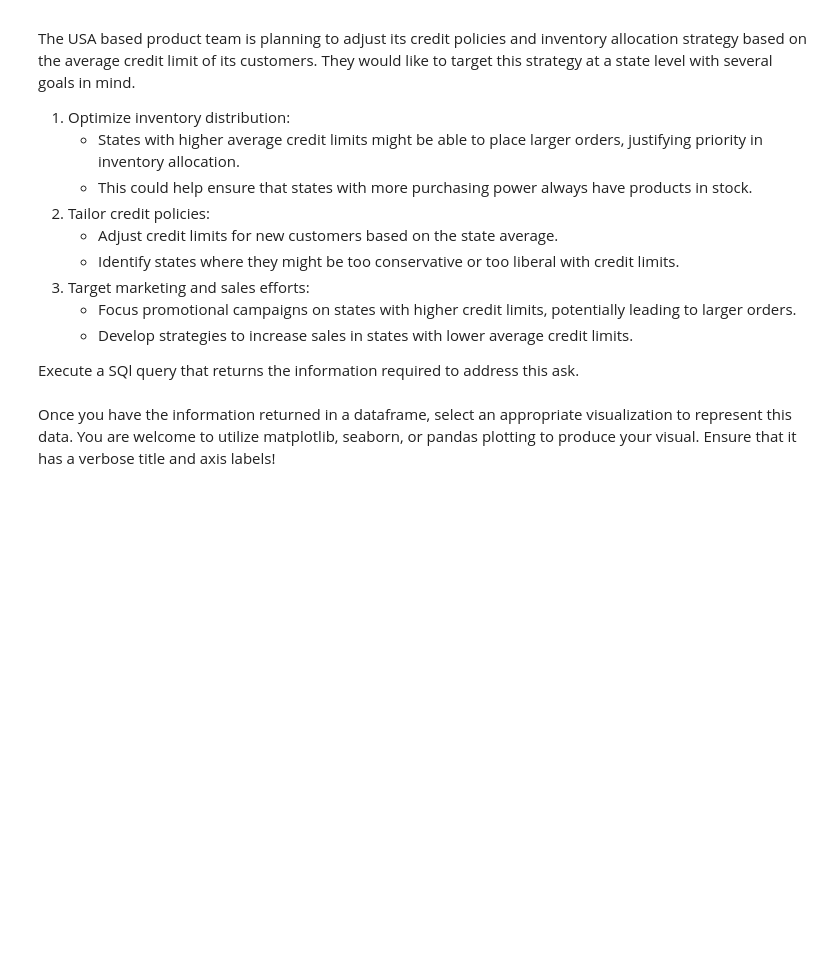
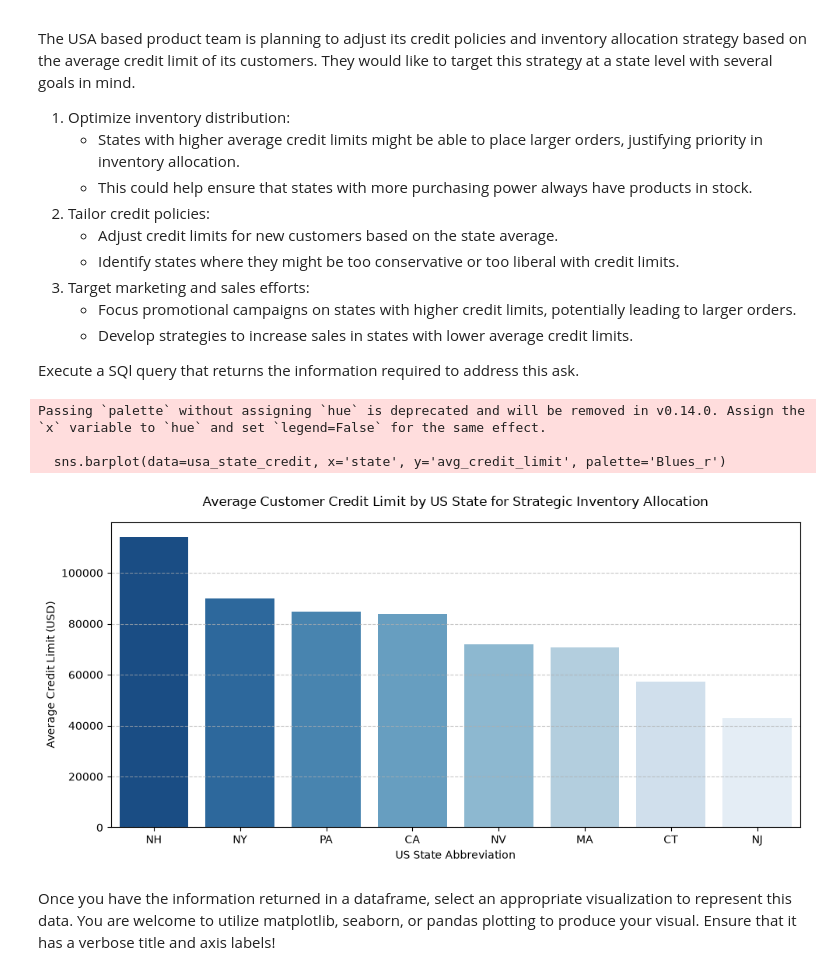
Before and after one commit to Lucy-b/dsc-sql-summative-lab, a Jupyter notebook: SQLSummativeLab.ipynb, the cells around one changed output. Saved outputs shown, nothing was run; the diff lists cells and outputs as text; code cells hidden in the pictures; blank space fills up the shorter version.

```diff
--- a/SQLSummativeLab.ipynb
+++ b/SQLSummativeLab.ipynb
@@ -59,0 +84,15 @@ None
+# %%
+# Replace None with your code
+conn = sqlite3.connect('data.sqlite')
+
+# 2. Define your query parameter
+california_customers_query = """
+SELECT *
+FROM customers
+WHERE state = 'CA'
+  AND CAST(creditLimit AS NUMERIC) > 25000;
+"""
+
+# 3. Read the data securely
+california_customers = pd.read_sql(california_customers_query, conn)
+california_customers
@@ -92,2 +165,30 @@ None
+# %%
+# Replace None with your code
+usa_state_credit_query = """
+SELECT
+    state,
+    AVG(CAST(creditLimit AS NUMERIC)) AS avg_credit_limit
+FROM customers
+WHERE country = 'USA'
+  AND state IS NOT NULL
+GROUP BY state
+ORDER BY avg_credit_limit DESC;
+"""
+usa_state_credit = pd.read_sql(usa_state_credit_query, conn)
+
+# Visualization
+plt.figure(figsize=(10, 5))
+sns.barplot(data=usa_state_credit, x='state', y='avg_credit_limit', palette='Blues_r')
+plt.title('Average Customer Credit Limit by US State for Strategic Inventory Allocation', fontsize=12, pad=15)
+plt.xlabel('US State Abbreviation', fontsize=10)
+plt.ylabel('Average Credit Limit (USD)', fontsize=10)
+plt.grid(axis='y', linestyle='--', alpha=0.7)
+plt.tight_layout()
+plt.show()
+# %% [output]
+Passing `palette` without assigning `hue` is deprecated and will be removed in v0.14.0. Assign the `x` variable to `hue` and set `legend=False` for the same effect.
+
+  sns.barplot(data=usa_state_credit, x='state', y='avg_credit_limit', palette='Blues_r')
+[figure, added]
 # %% [markdown]
 Once you have the information returned in a dataframe, select an appropriate visualization to represent this data. You are welcome to utilize matplotlib, seaborn, or pandas plotting to produce your visual. Ensure that it has a verbose title and axis labels!
```
Also changed, not shown: parts of 28 cells of this notebook.
